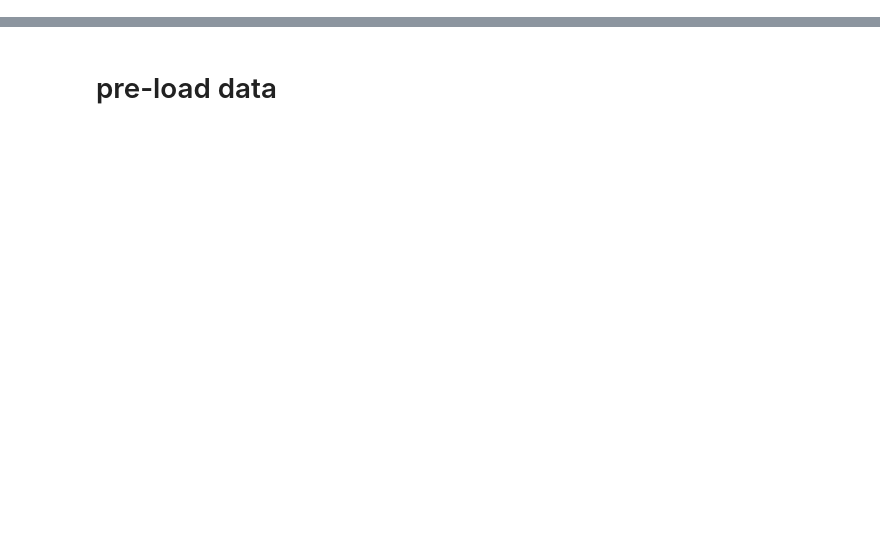
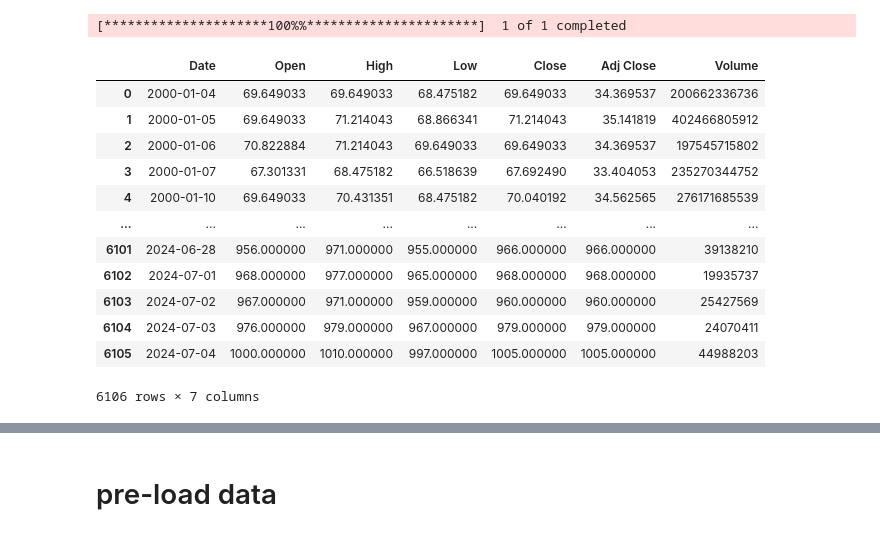
Before and after one commit to ccClub-Investment-Project/ccClub_InvestmentProject, a Jupyter notebook: ETFExplorer/how.ipynb, the cells around one changed output, grey strips where cells are left out. Cells and saved outputs as stored; diff of their text form; code cells hidden in the pictures; blank space fills up the shorter version.

```diff
--- a/ETFExplorer/how.ipynb
+++ b/ETFExplorer/how.ipynb
@@ -0,0 +23,20 @@
+# %%
+from app_tools.plot_creation import fetch_stock_data
+
+df = fetch_stock_data("2330.TW")
+df
+# %% [output]
+[*********************100%%**********************]  1 of 1 completed
+|  | Date | Open | High | Low | Close | Adj Close | Volume |
+| 0 | 2000-01-04 | 69.649033 | 69.649033 | 68.475182 | 69.649033 | 34.369537 | 200662336736 |
+| 1 | 2000-01-05 | 69.649033 | 71.214043 | 68.866341 | 71.214043 | 35.141819 | 402466805912 |
+| 2 | 2000-01-06 | 70.822884 | 71.214043 | 69.649033 | 69.649033 | 34.369537 | 197545715802 |
+| 3 | 2000-01-07 | 67.301331 | 68.475182 | 66.518639 | 67.692490 | 33.404053 | 235270344752 |
+| 4 | 2000-01-10 | 69.649033 | 70.431351 | 68.475182 | 70.040192 | 34.562565 | 276171685539 |
+| ... | ... | ... | ... | ... | ... | ... | ... |
+| 6101 | 2024-06-28 | 956.000000 | 971.000000 | 955.000000 | 966.000000 | 966.000000 | 39138210 |
+| 6102 | 2024-07-01 | 968.000000 | 977.000000 | 965.000000 | 968.000000 | 968.000000 | 19935737 |
+| 6103 | 2024-07-02 | 967.000000 | 971.000000 | 959.000000 | 960.000000 | 960.000000 | 25427569 |
+| 6104 | 2024-07-03 | 976.000000 | 979.000000 | 967.000000 | 979.000000 | 979.000000 | 24070411 |
+| 6105 | 2024-07-04 | 1000.000000 | 1010.000000 | 997.000000 | 1005.000000 | 1005.000000 | 44988203 |
+6106 rows × 7 columns
```
Also changed, not shown: parts of 27 cells of this notebook, 23 other files.
